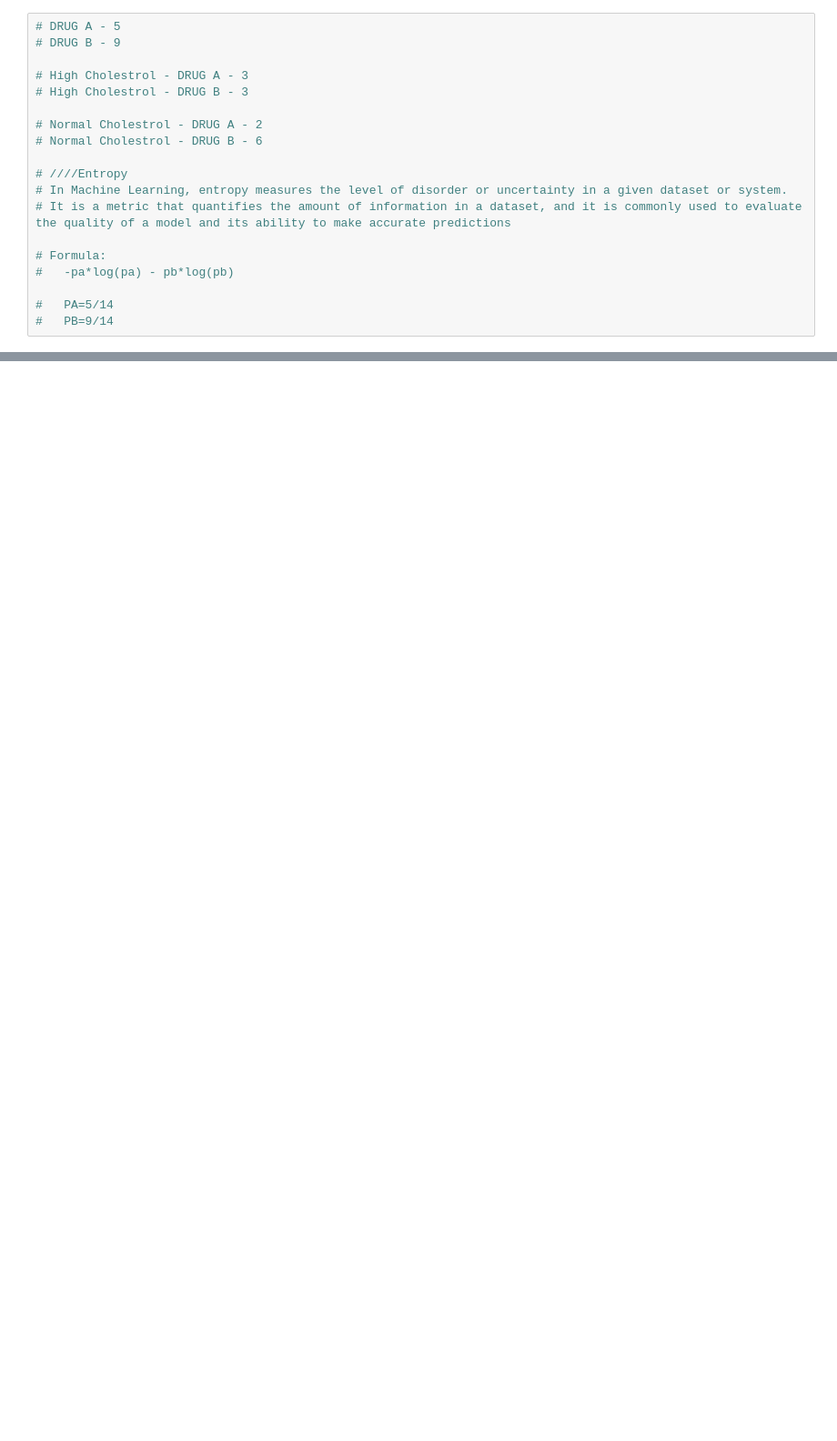
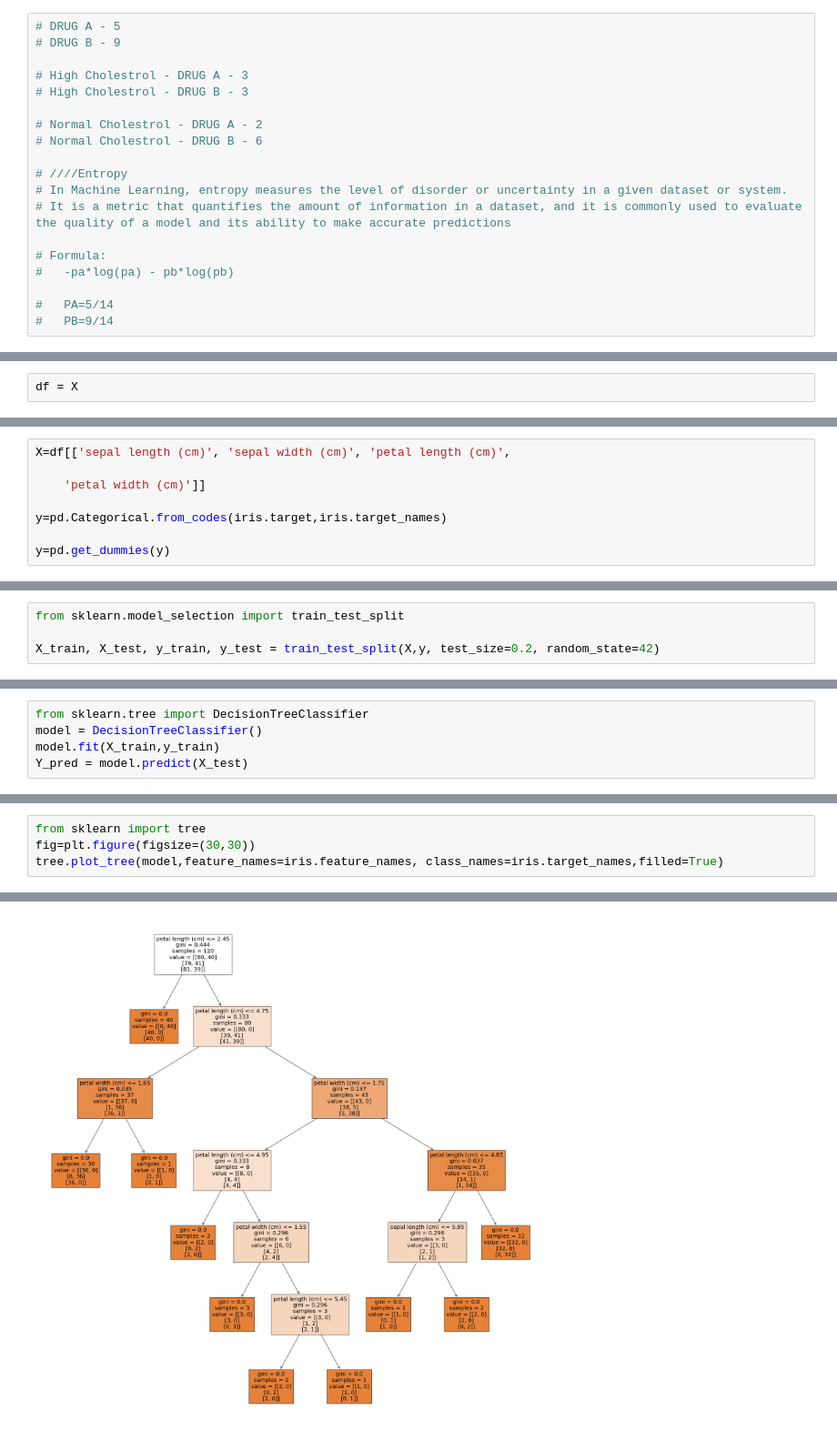
Before and after one commit to hiral-codes/ML-Algo, a Jupyter notebook: Decision_Tree.ipynb, the cells around one changed output, grey strips where cells are left out. Shown: that part at 91% size. Cells and saved outputs as stored; diff of their text form; blank space fills up the shorter version.

```diff
--- a/Decision_Tree.ipynb
+++ b/Decision_Tree.ipynb
@@ -44,0 +124,2 @@ pb=1/7
+# %%
+df = X
@@ -44,0 +132,8 @@ pb=1/7
+# %%
+X=df[['sepal length (cm)', 'sepal width (cm)', 'petal length (cm)',
+
+    'petal width (cm)']]
+
+y=pd.Categorical.from_codes(iris.target,iris.target_names)
+
+y=pd.get_dummies(y)
@@ -44,0 +156,4 @@ pb=1/7
+# %%
+from sklearn.model_selection import train_test_split
+
+X_train, X_test, y_train, y_test = train_test_split(X,y, test_size=0.2, random_state=42)
@@ -44,0 +168,5 @@ pb=1/7
+# %%
+from sklearn.tree import DecisionTreeClassifier
+model = DecisionTreeClassifier()
+model.fit(X_train,y_train)
+Y_pred = model.predict(X_test)
@@ -44,0 +193,5 @@ pb=1/7
+# %%
+from sklearn import tree
+fig=plt.figure(figsize=(30,30))
+tree.plot_tree(model,feature_names=iris.feature_names, class_names=iris.target_names,filled=True)
+# %% [output]
@@ -44,0 +217 @@ pb=1/7
+[figure, added]
```
Also changed, not shown: parts of 21 cells of this notebook.
